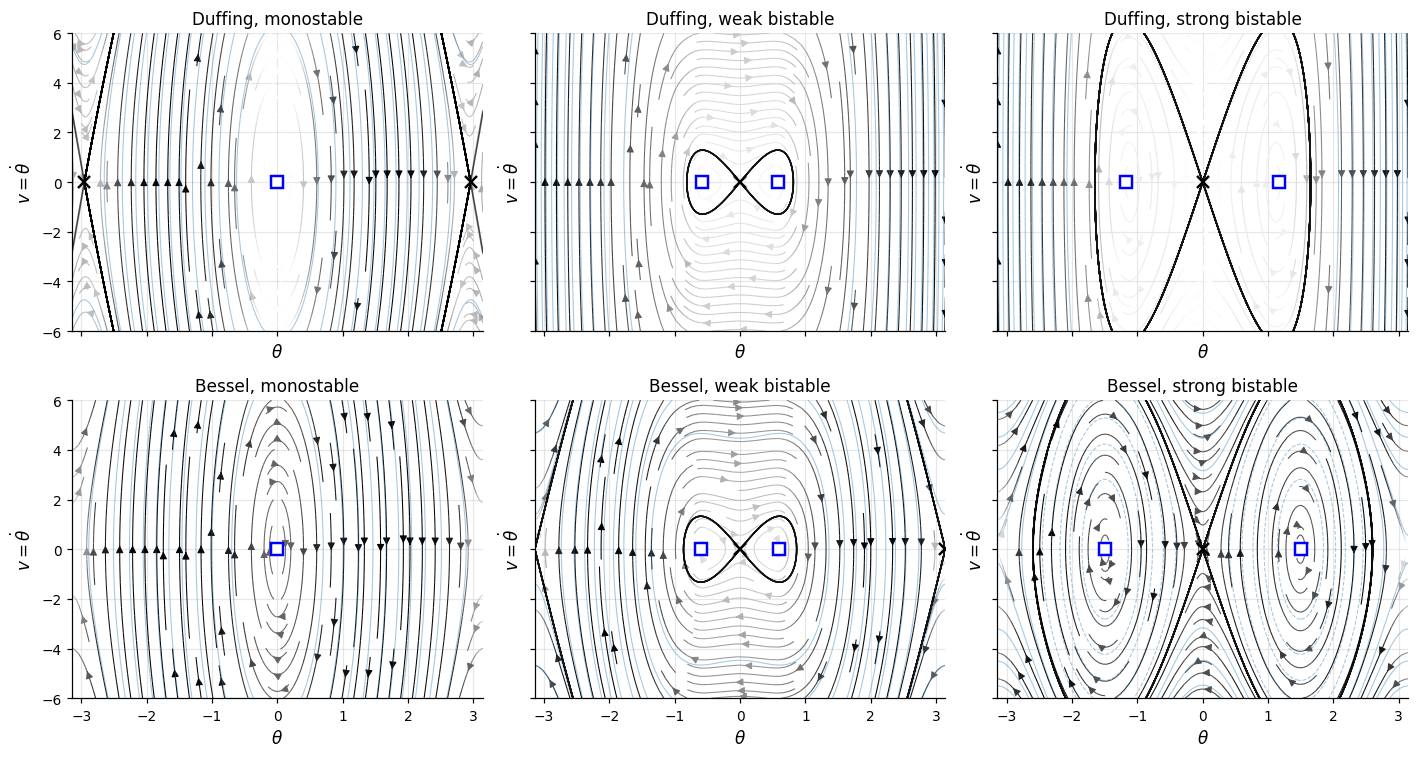
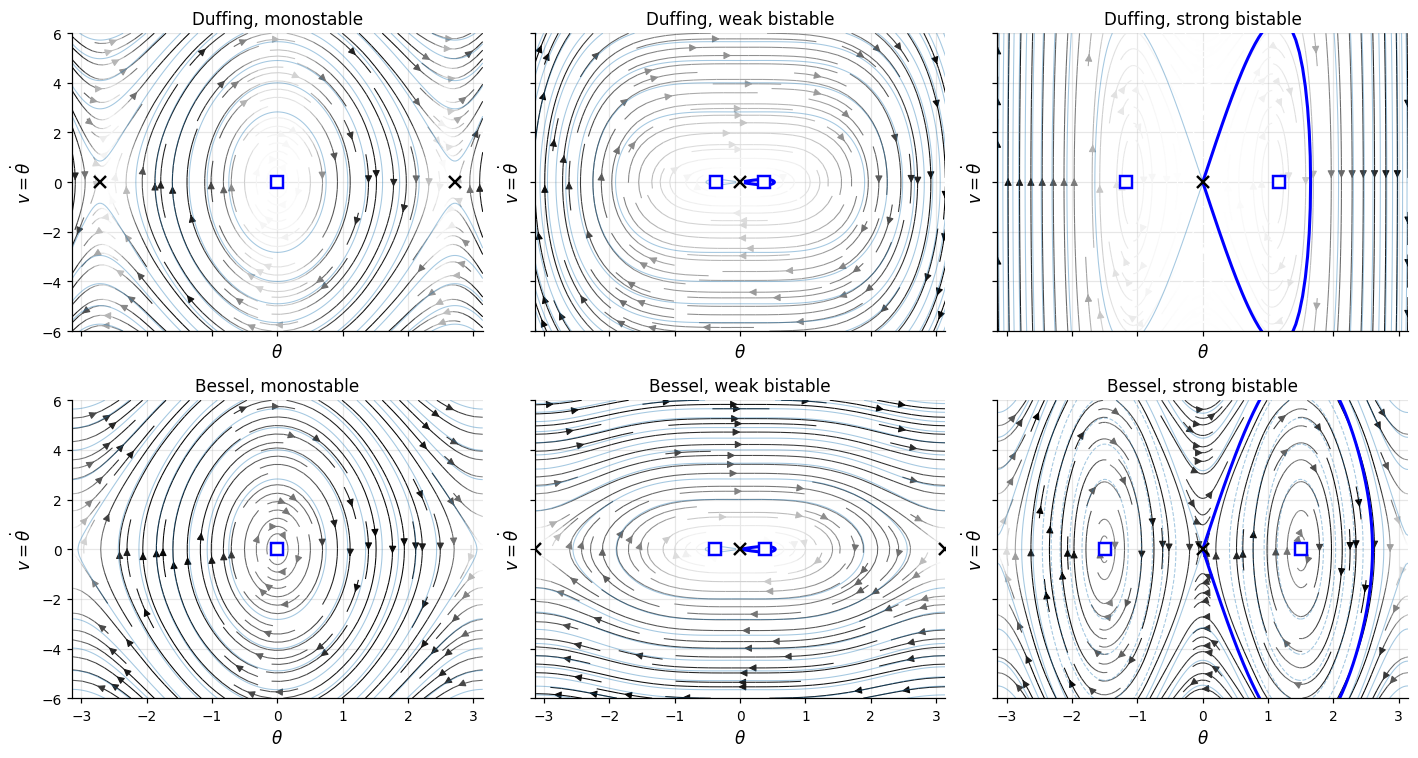
Code edit (unified diff) that turned the first committed figure into the second:
--- before
+++ after
@@ -1,4 +1,11 @@
+from steering.analysis.homoclinic import numerical_homoclinic
+bessel = BesselSteeringModel()
+
+
+print(f'c1={c1:.3f}, c3={c3:.3f}, theta_max(Duffing)={(2*c1/abs(c3))**0.5:.3f}')
+
 fig, axes = plt.subplots(2, 3, figsize=(13, 7), sharex=True, sharey=True)
 for j, (name, p) in enumerate(params_sets):
+
     duff = DuffingModel.from_params(p)
     for i, (label, model) in enumerate([('Duffing', duff), ('Bessel', bessel)]):
@@ -6,6 +13,17 @@
         plot_phase_portrait(
             dyn, p, theta_range=(-np.pi, np.pi), v_range=(-6, 6),
-            n_grid=18, n_contours=12, ax=axes[i, j],
+            n_grid=12, n_contours=12, ax=axes[i, j], overlay_separatrix = False,
         )
+
         axes[i, j].set_title(f'{label}, {name}')
+        if j != 0: 
+            if i == 0: 
+                c1, c3 = bessel.taylor_coefficients(p)
+                duff = DuffingModel(c1=c1, c3=c3)
+                t = np.linspace(-6, 6, 1201)
+                th_d, v_d = duff.homoclinic_orbit(t)
+                axes[i, j].plot(th_d, v_d, 'blue', lw=2)
+            else: 
+                t_b, th_b, v_b = numerical_homoclinic(bessel, p)
+                axes[i, j].plot(th_b, v_b, 'blue', lw=2)
 fig.tight_layout(); plt.show()

Commit: final uploads